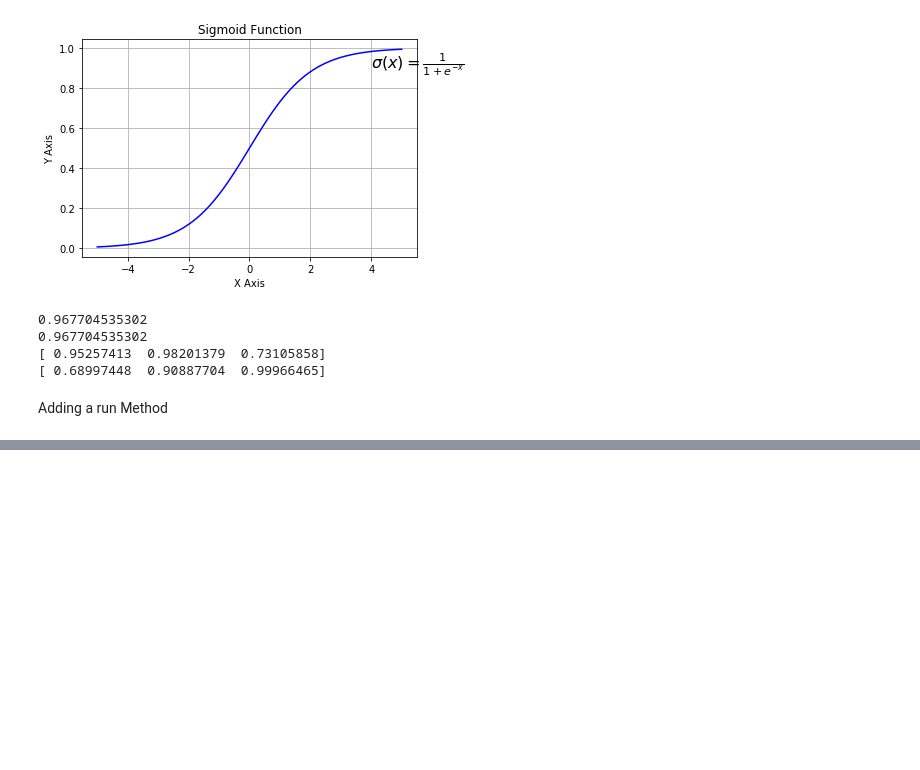
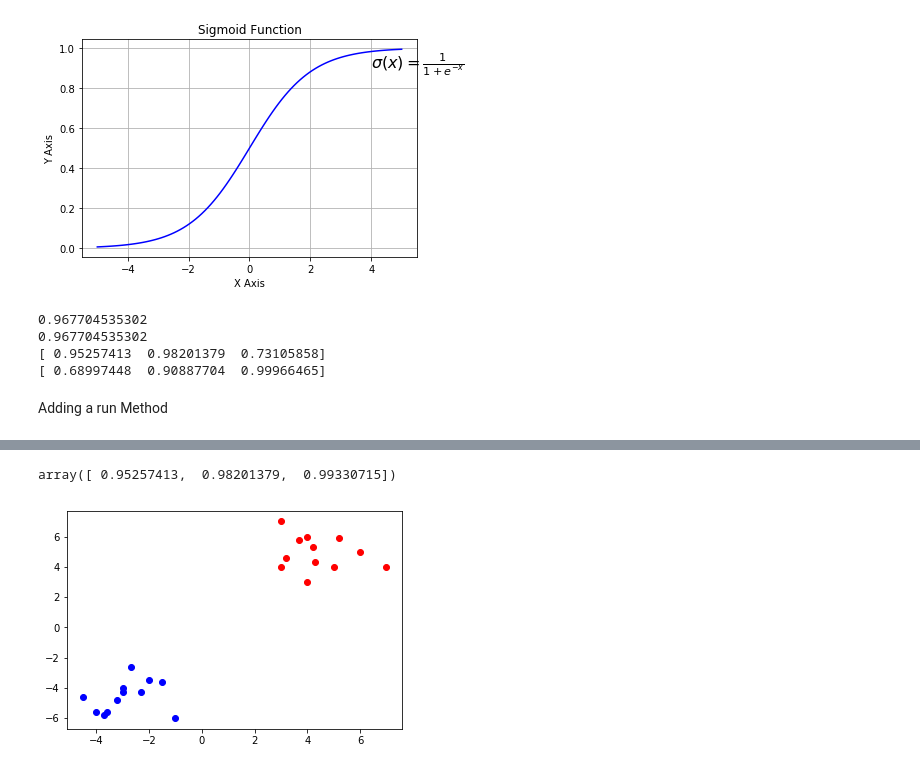
Before and after one commit to imran110219/Neural-Networks, a Jupyter notebook: Neural Network Using Python and Numpy.ipynb, the cells around one changed output, grey strips where cells are left out. Saved outputs shown, nothing was run; the diff lists cells and outputs as text; code cells hidden in the pictures; blank space fills up the shorter version.

```diff
--- a/Neural Network Using Python and Numpy.ipynb
+++ b/Neural Network Using Python and Numpy.ipynb
@@ -241,0 +242,8 @@ array([[ 0.51382555],
+# %%
+@np.vectorize
+def sigmoid(x):
+    return 1 / (1 + np.e ** -x)
+#sigmoid = np.vectorize(sigmoid)
+sigmoid([3, 4, 5])
+# %% [output]
+array([ 0.95257413,  0.98201379,  0.99330715])
@@ -241,0 +319,26 @@ array([[ 0.51382555],
+# %%
+import numpy as np
+from matplotlib import pyplot as plt
+data1 = [((3, 4), (0.99, 0.01)), ((4.2, 5.3), (0.99, 0.01)),
+         ((4, 3), (0.99, 0.01)), ((6, 5), (0.99, 0.01)),
+         ((4, 6), (0.99, 0.01)), ((3.7, 5.8), (0.99, 0.01)),
+         ((3.2, 4.6), (0.99, 0.01)), ((5.2, 5.9), (0.99, 0.01)),
+         ((5, 4), (0.99, 0.01)), ((7, 4), (0.99, 0.01)),
+         ((3, 7), (0.99, 0.01)), ((4.3, 4.3), (0.99, 0.01))]
+data2 = [((-3, -4), (0.01, 0.99)), ((-2, -3.5), (0.01, 0.99)),
+         ((-1, -6), (0.01, 0.99)), ((-3, -4.3), (0.01, 0.99)),
+         ((-4, -5.6), (0.01, 0.99)), ((-3.2, -4.8), (0.01, 0.99)),
+         ((-2.3, -4.3), (0.01, 0.99)), ((-2.7, -2.6), (0.01, 0.99)),
+         ((-1.5, -3.6), (0.01, 0.99)), ((-3.6, -5.6), (0.01, 0.99)),
+         ((-4.5, -4.6), (0.01, 0.99)), ((-3.7, -5.8), (0.01, 0.99))]
+data = data1 + data2
+np.random.shuffle(data)
+points1, labels1 = zip(*data1)
+X, Y = zip(*points1)
+plt.scatter(X, Y, c="r")
+points2, labels2 = zip(*data2)
+X, Y = zip(*points2)
+plt.scatter(X, Y, c="b")
+plt.show()
+# %% [output]
+[figure, added]
```
Also changed, not shown: parts of 2 cells of this notebook.
